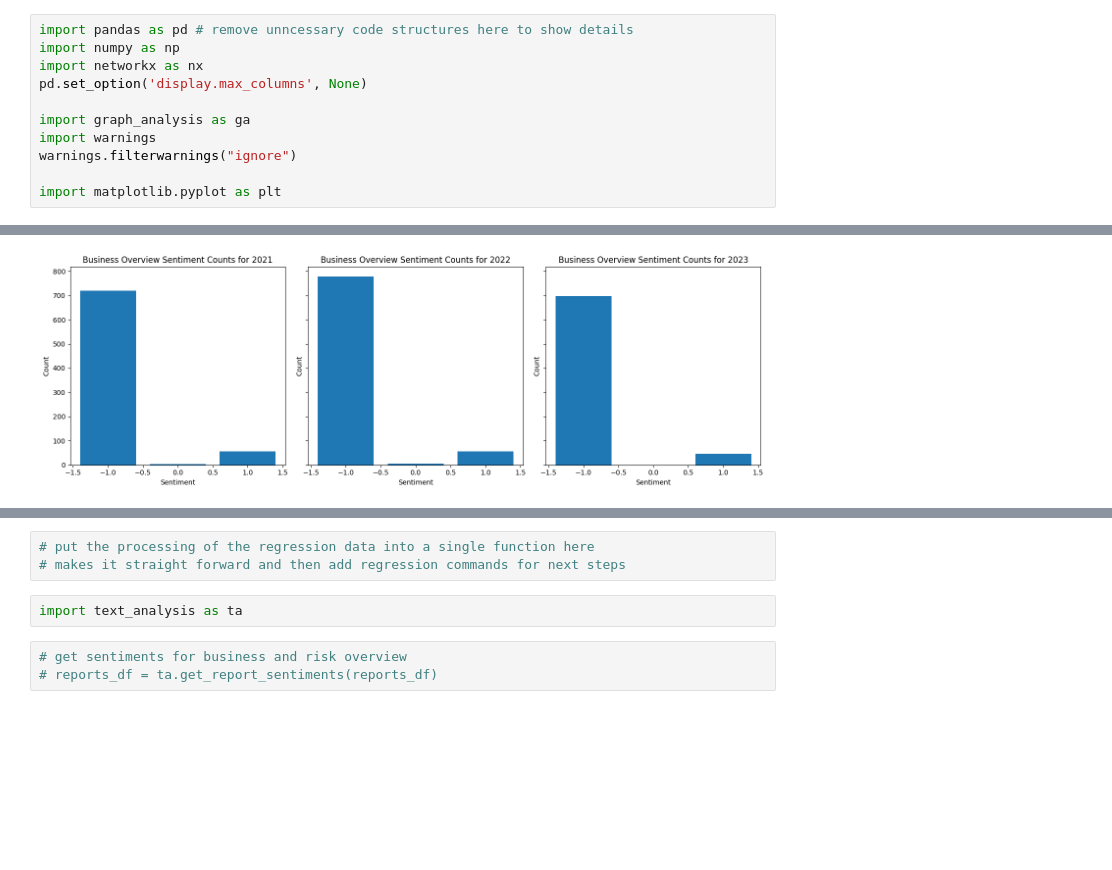
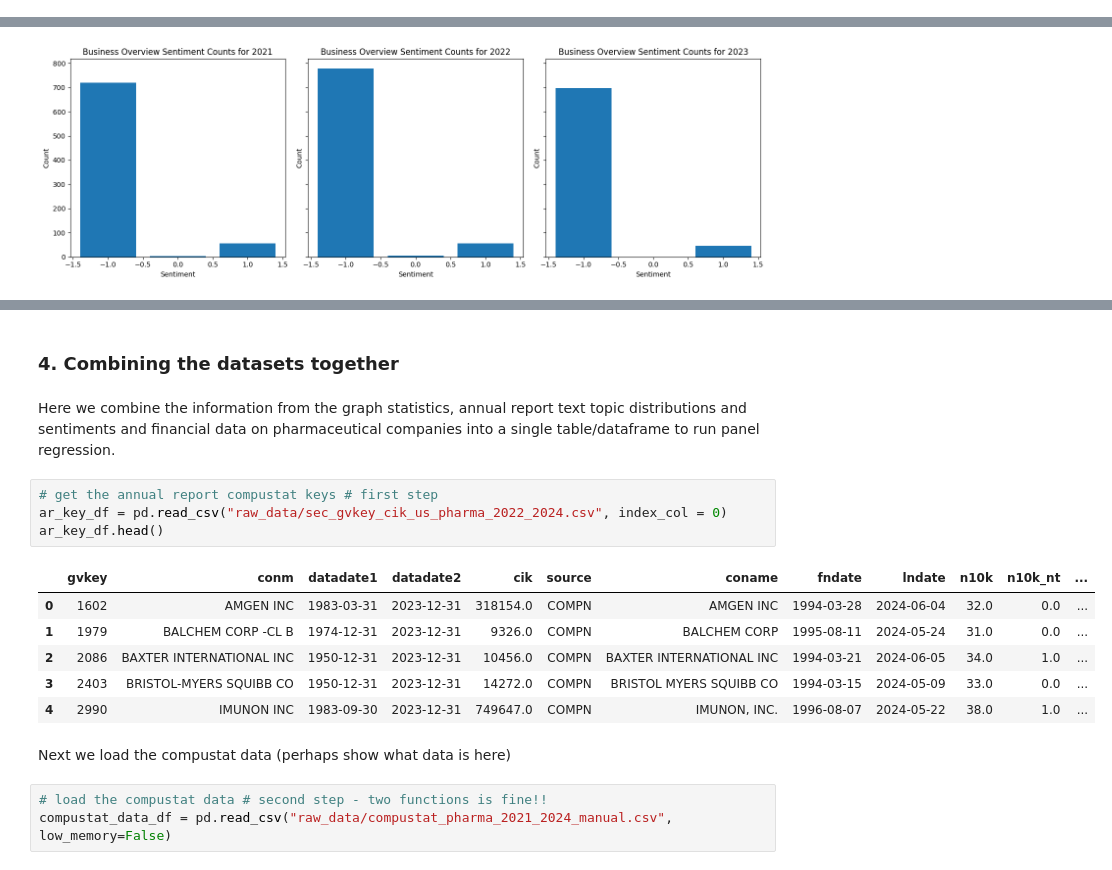
Before and after one commit to PeterHuGC/Imperial_Dissertation_Research, a Jupyter notebook: 5.Final_report_story_telling/EDA_analysis_workflow_planning_implementation.ipynb, the cells around one changed output, grey strips where cells are left out. Saved outputs shown, nothing was run; the diff lists cells and outputs as text; blank space fills up the shorter version.

Commit message:
Added initial setup of model regression workflow here

```diff
--- a/5.Final_report_story_telling/EDA_analysis_workflow_planning_implementation.ipynb
+++ b/5.Final_report_story_telling/EDA_analysis_workflow_planning_implementation.ipynb
@@ -11,11 +6,0 @@ Text resources use - write up workflow and graph building workflow, and grpah bu
-# %%
-import pandas as pd # remove unncessary code structures here to show details
-import numpy as np
-import networkx as nx
-pd.set_option('display.max_columns', None)
-
-import graph_analysis as ga
-import warnings
-warnings.filterwarnings("ignore")
-
-import matplotlib.pyplot as plt
@@ -278,8 +206,20 @@ Convert the Stata commands here and that's it!! Put it in the same notebook!!
-# %%
-# put the processing of the regression data into a single function here
-# makes it straight forward and then add regression commands for next steps
-# %%
-import text_analysis as ta
-# %%
-# get sentiments for business and risk overview
-# reports_df = ta.get_report_sentiments(reports_df)
+# %% [markdown]
+### 4. Combining the datasets together
+# %% [markdown]
+Here we combine the information from the graph statistics, annual report text topic distributions and sentiments and financial data on pharmaceutical companies into a single table/dataframe to run panel regression.
+# %%
+# get the annual report compustat keys # first step
+ar_key_df = pd.read_csv("raw_data/sec_gvkey_cik_us_pharma_2022_2024.csv", index_col = 0)
+ar_key_df.head()
+# %% [output]
+|  | gvkey | conm | datadate1 | datadate2 | cik | source | coname | fndate | lndate | n10k | n10k_nt | ... |
+| 0 | 1602 | AMGEN INC | 1983-03-31 | 2023-12-31 | 318154.0 | COMPN | AMGEN INC | 1994-03-28 | 2024-06-04 | 32.0 | 0.0 | ... |
+| 1 | 1979 | BALCHEM CORP -CL B | 1974-12-31 | 2023-12-31 | 9326.0 | COMPN | BALCHEM CORP | 1995-08-11 | 2024-05-24 | 31.0 | 0.0 | ... |
+| 2 | 2086 | BAXTER INTERNATIONAL INC | 1950-12-31 | 2023-12-31 | 10456.0 | COMPN | BAXTER INTERNATIONAL INC | 1994-03-21 | 2024-06-05 | 34.0 | 1.0 | ... |
+| 3 | 2403 | BRISTOL-MYERS SQUIBB CO | 1950-12-31 | 2023-12-31 | 14272.0 | COMPN | BRISTOL MYERS SQUIBB CO | 1994-03-15 | 2024-05-09 | 33.0 | 0.0 | ... |
+| 4 | 2990 | IMUNON INC | 1983-09-30 | 2023-12-31 | 749647.0 | COMPN | IMUNON, INC. | 1996-08-07 | 2024-05-22 | 38.0 | 1.0 | ... |
+# %% [markdown]
+Next we load the compustat data (perhaps show what data is here)
+# %%
+# load the compustat data # second step - two functions is fine!!
+compustat_data_df = pd.read_csv("raw_data/compustat_pharma_2021_2024_manual.csv", low_memory=False)
```
Also changed, not shown: parts of 58 cells of this notebook, 6 other files.
